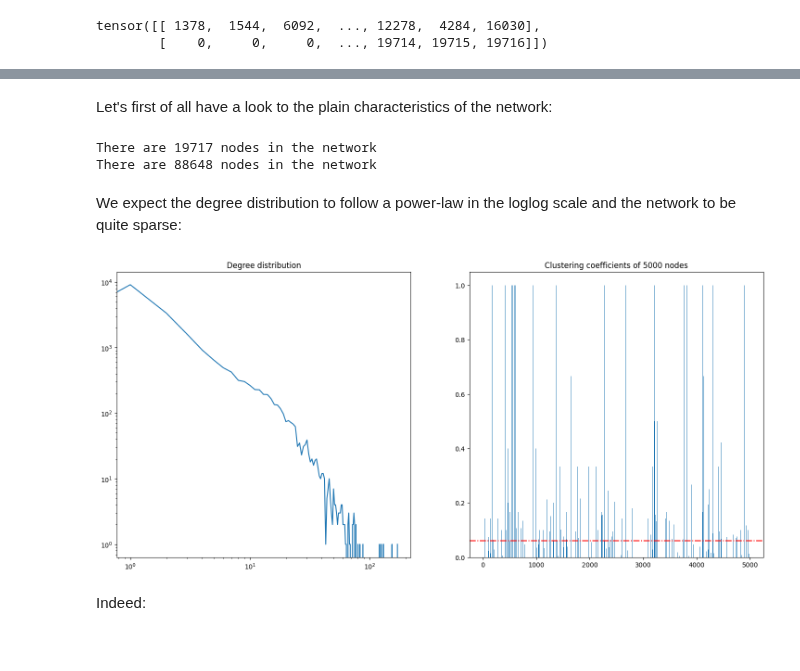
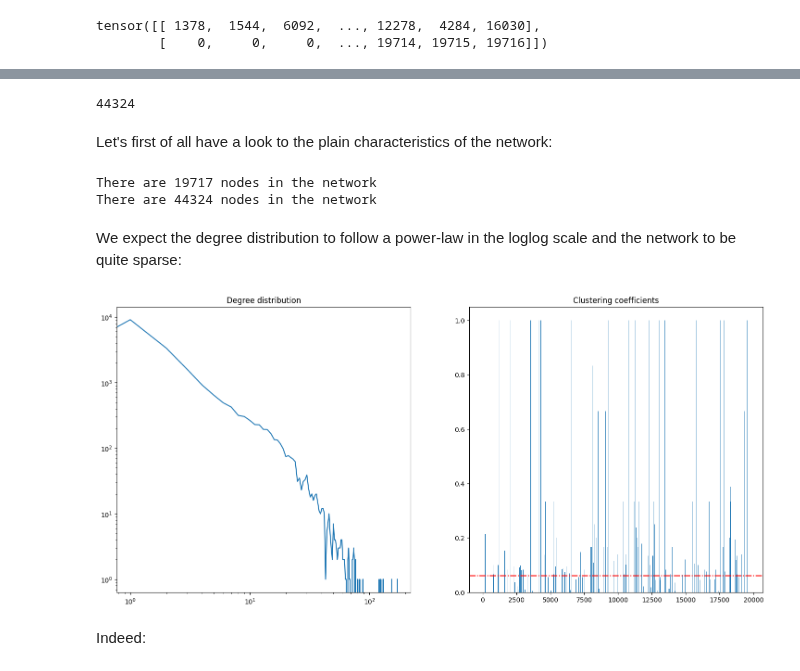
Before and after one commit to LeoDiNino97/SocialNetworks-OnlineMarkets, a Jupyter notebook: Social Networks/Homework/P6/P6.ipynb, the cells around one changed output, grey strips where cells are left out. Drawn from its saved outputs; the diff is of its cells as text; code cells hidden in the pictures.

```diff
--- a/Social Networks/Homework/P6/P6.ipynb
+++ b/Social Networks/Homework/P6/P6.ipynb
@@ -61,30 +65,43 @@ edges = [(edges_tail[i].item(), edges_head[i].item()) for i in range(edges.shape
+# %%
+Es = {e:0 for e in edges}
+edges_ = []
+
+for e in tqdm(edges):
+    if Es[(e[0],e[1])] == 0 and Es[(e[1],e[0])] == 0:
+        edges_.append(e)
+        Es[(e[0],e[1])] = 1
+        Es[(e[1],e[0])] = 1
+# %%
+len(edges_)
+# %% [output]
+44324
 # %%
 PubMed_graph = nx.Graph()
 
 PubMed_graph.add_nodes_from(nodes.detach().numpy())
-PubMed_graph.add_edges_from(edges)
+PubMed_graph.add_edges_from(edges_)
 # %% [markdown]
 Let's first of all have a look to the plain characteristics of the network:
 # %%
 print(f'There are {len(nodes)} nodes in the network')
-print(f'There are {len(edges)} nodes in the network')
+print(f'There are {len(edges_)} nodes in the network')
 # %% [output]
 There are 19717 nodes in the network
-There are 88648 nodes in the network
+There are 44324 nodes in the network
 # %% [markdown]
 We expect the degree distribution to follow a power-law in the loglog scale and the network to be quite sparse:
 # %%
 fig, axs = plt.subplots(1, 2, figsize=(18, 8))
 axs[0].plot(nx.degree_histogram(PubMed_graph))
 axs[0].set_xscale('log')
 axs[0].set_yscale('log')
 axs[0].title.set_text('Degree distribution')
 
-axs[1].bar(list(nx.clustering(PubMed_graph).keys())[:5000], list(nx.clustering(PubMed_graph).values())[:5000])
+axs[1].bar(list(nx.clustering(PubMed_graph).keys()), list(nx.clustering(PubMed_graph).values()))
 axs[1].axhline(y = nx.average_clustering(PubMed_graph), color = 'r', linestyle = '-.')
-axs[1].title.set_text('Clustering coefficients of 5000 nodes')
+axs[1].title.set_text('Clustering coefficients')
 # %% [output]
-[figure, old version]
+[figure, new version]
 # %% [markdown]
 Indeed:
 # %%
```
Also changed, not shown: parts of 1 cell of this notebook, 1 other file.
